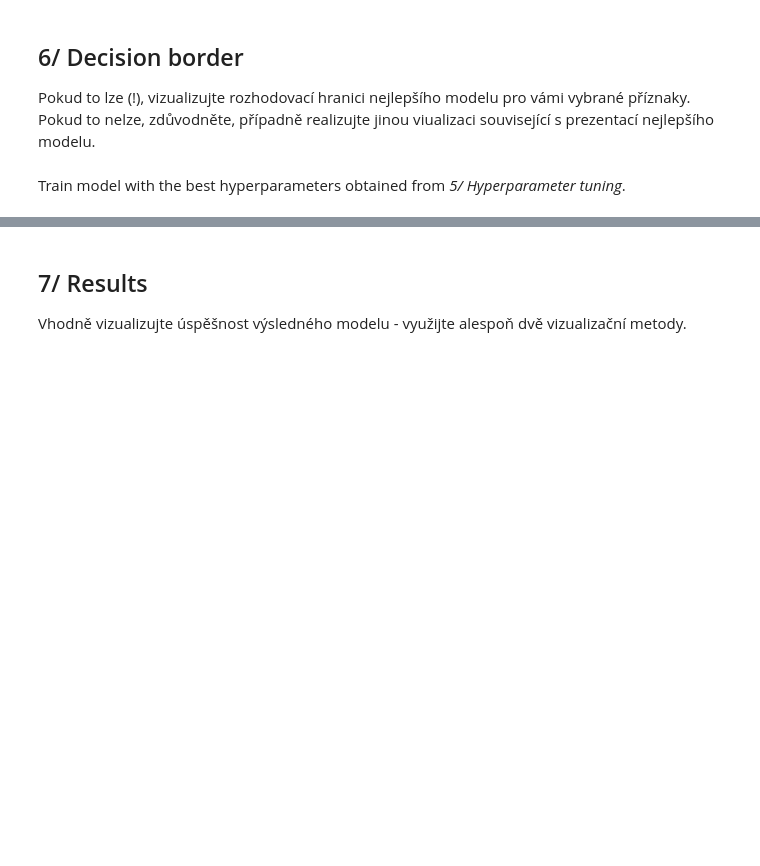
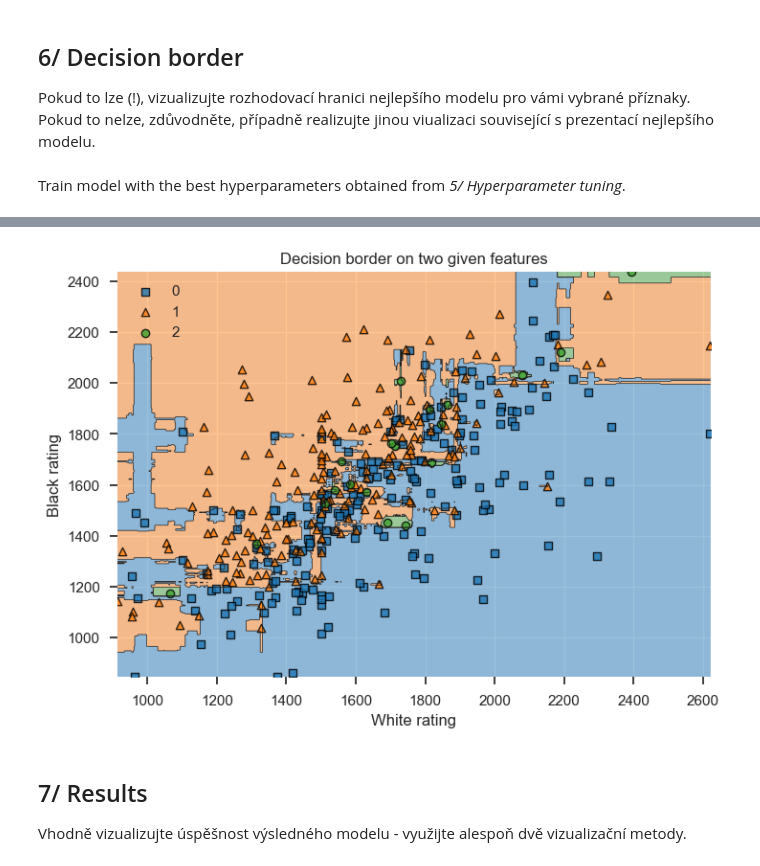
Before and after one commit to jaklvinc/data_visualization, a Jupyter notebook: 03/model.ipynb, the cells around one changed output, grey strips where cells are left out. Drawn from its saved outputs; the diff is of its cells as text; code cells hidden in the pictures; blank space fills up the shorter version.

Commit message:
Decision border fix

```diff
--- a/03/model.ipynb
+++ b/03/model.ipynb
@@ -313,12 +314,15 @@ draw: 0.99
 ### 4.3/ Model visualization
 Due to the high dimensionality of the training dataset (~4000 features), visualization can't be done - or can't be seen for the file size. Code bellow works, but the result not. 🙂
 # %%
-y_train = LabelEncoder().fit_transform(y_train)
+wanna_try_it = False
 
-# Take the first tree from the forest
-viz_model = dtreeviz.model(model.estimators_[0], X_train=X_train, y_train=y_train)
-v = viz_model.view()
-v.save("model-visualization.svg")
+if wanna_try_it:
+    y_train = LabelEncoder().fit_transform(y_train)
+
+    # Take the first tree from the forest
+    viz_model = dtreeviz.model(model.estimators_[0], X_train=X_train, y_train=y_train)
+    v = viz_model.view()
+    v.save("model-visualization.svg")
 # %% [markdown]
 ## 5/ Hyperparameter tuning
 As was stated in *2/ Model hyperparameters*, hyperparameters `n_estimators` and `criterion` are tuned.
@@ -393,10 +397,12 @@ Train model with the best hyperparameters obtained from *5/ Hyperparameter tunin
 X_train, X_valid, y_train, y_valid = get_dataset()
 X_train = pipeline.fit_transform(X_train)
 X_valid = pipeline.transform(X_valid)
-
 X_train = pd.DataFrame(X_train)
 X_train = pd.concat([X_train.iloc[:, 4334:4336], X_train.drop([4334, 4335], axis=1)], axis=1)
 X_train = X_train.to_numpy()
+X_train = pd.DataFrame(X_train).iloc[0:400, 0:2].to_numpy()
 y_train = pd.factorize(y_train)[0]
 
+y_train = y_train[0:400]
+
 model = RandomForestClassifier().fit(X_train, y_train)
@@ -419,12 +408,0 @@ MemoryError: Unable to allocate 7.13 GiB for an array with shape (440000, 4348)
-# %%
-X_train, X_valid, y_train, y_valid = get_dataset()
-X_train = pipeline.fit_transform(X_train)
-X_valid = pipeline.transform(X_valid)
-X_train = pd.DataFrame(X_train)
-X_train = pd.concat([X_train.iloc[:, 4334:4336], X_train.drop([4334, 4335], axis=1)], axis=1)
-X_train = X_train.to_numpy()
-# X_train =
-X_train = pd.DataFrame(X_train).iloc[0:800, 0:2].to_numpy()
-y_train = pd.factorize(y_train)[0]
-
-y_train = y_train[0:800]
@@ -431,5 +413,11 @@ y_train = y_train[0:800]
 # %%
+plt.title('Decision border on two given features')
 plot_decision_regions(X_train, y_train, clf=RandomForestClassifier().fit(X_train, y_train), legend=2, feature_index=[0, 1])
+plt.xlabel('White rating')
+plt.ylabel('Black rating')
+plt.show()
+# %% [output]
+[figure, added]
 # %% [markdown]
 ## 7/ Results
 Vhodně vizualizujte úspěšnost výsledného modelu - využijte alespoň dvě vizualizační metody.
```
Also changed, not shown: parts of 9 cells of this notebook.
